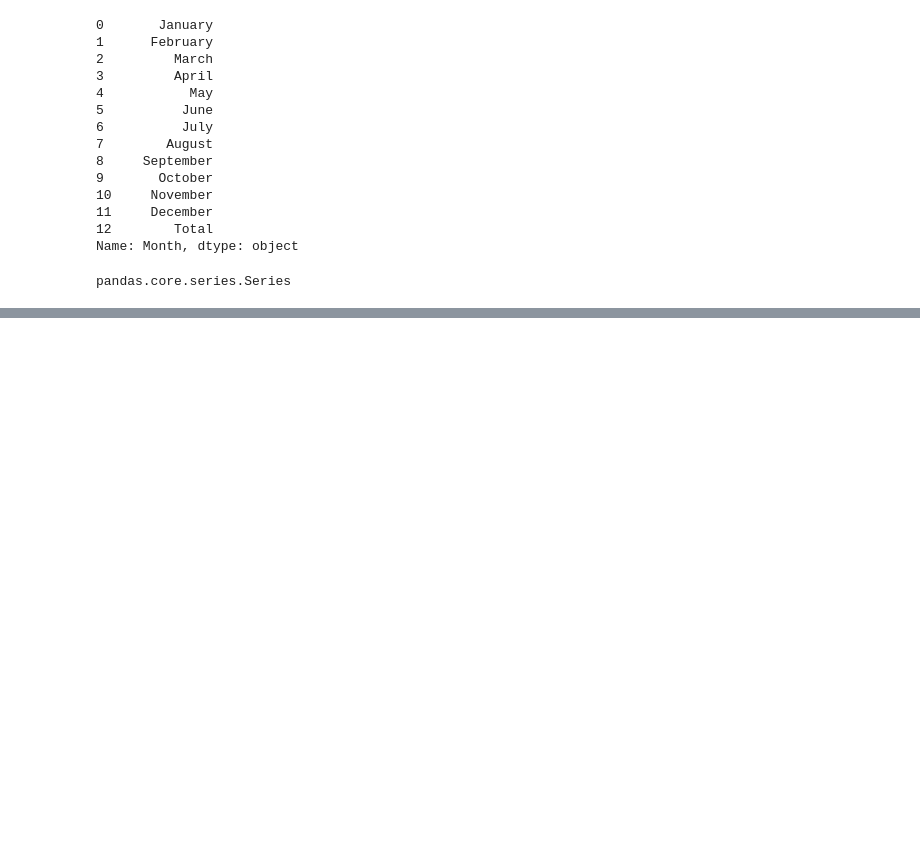
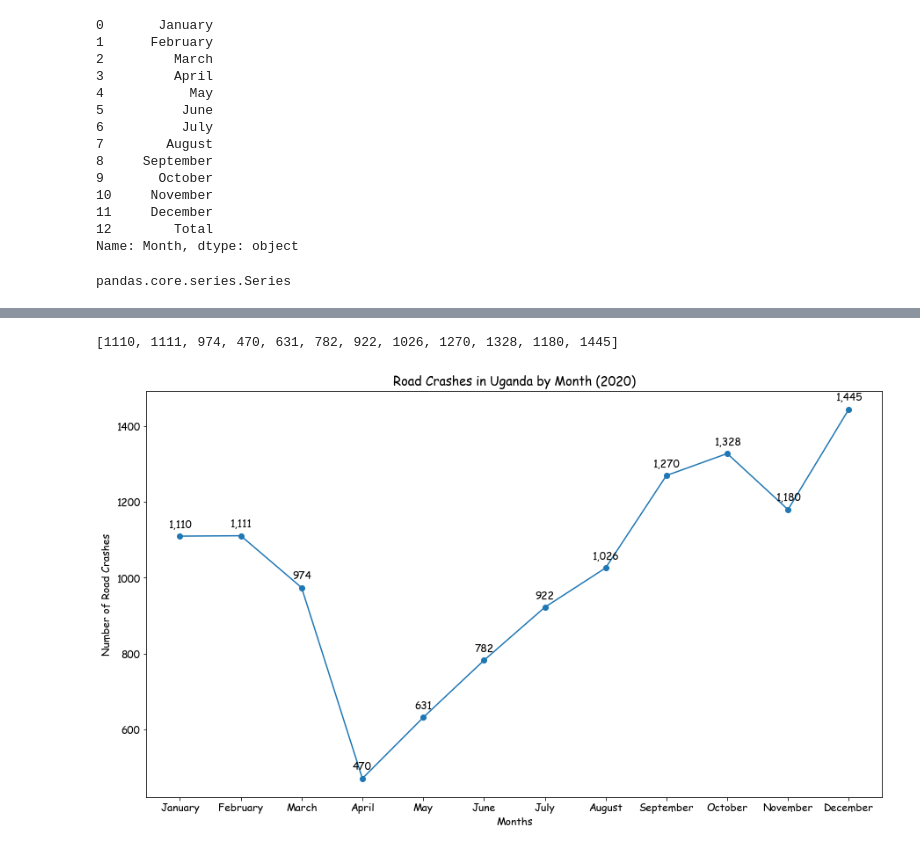
Before and after one commit to tmusimbi/Road-Traffic-Crashes-In-Uganda-2011---2020, a Jupyter notebook: First_Viz.ipynb, the cells around one changed output, grey strips where cells are left out. Cells and saved outputs as stored; diff of their text form; code cells hidden in the pictures; blank space fills up the shorter version.

```diff
--- a/First_Viz.ipynb
+++ b/First_Viz.ipynb
@@ -77,0 +114,2 @@ February_data
+# %%
+road_crash_data_2020 = road_crash_data[['Month', '2020']]
@@ -77,0 +132,3 @@ February_data
+# %%
+x = road_crash_data_2020['Month']
+y = road_crash_data_2020['2020']
@@ -77,0 +139,2 @@ February_data
+# %%
+x = x.tolist()
@@ -77,0 +160,24 @@ February_data
+# %%
+y = list(map(int, y))
+# %%
+y
+# %% [output]
+[1110, 1111, 974, 470, 631, 782, 922, 1026, 1270, 1328, 1180, 1445]
+# %%
+plt.plot(x,y,marker='o')
+plt.title("Road Crashes in Uganda by Month (2020)")
+plt.xlabel("Months")
+plt.ylabel("Number of Road Crashes")
+#joins the x and y values
+for x,y in zip(x,y):
+
+    label = "{:,}".format(y)
+
+    plt.annotate(label, # this is the value which we want to label (text)
+                 (x,y), # x and y is the points location where we have to label
+                 textcoords="offset points",
+                 xytext=(0,10), # this for the distance between the points
+                 ha='center')
+plt.show()
+# %% [output]
+[figure, added]
```
Also changed, not shown: parts of 12 cells of this notebook.
